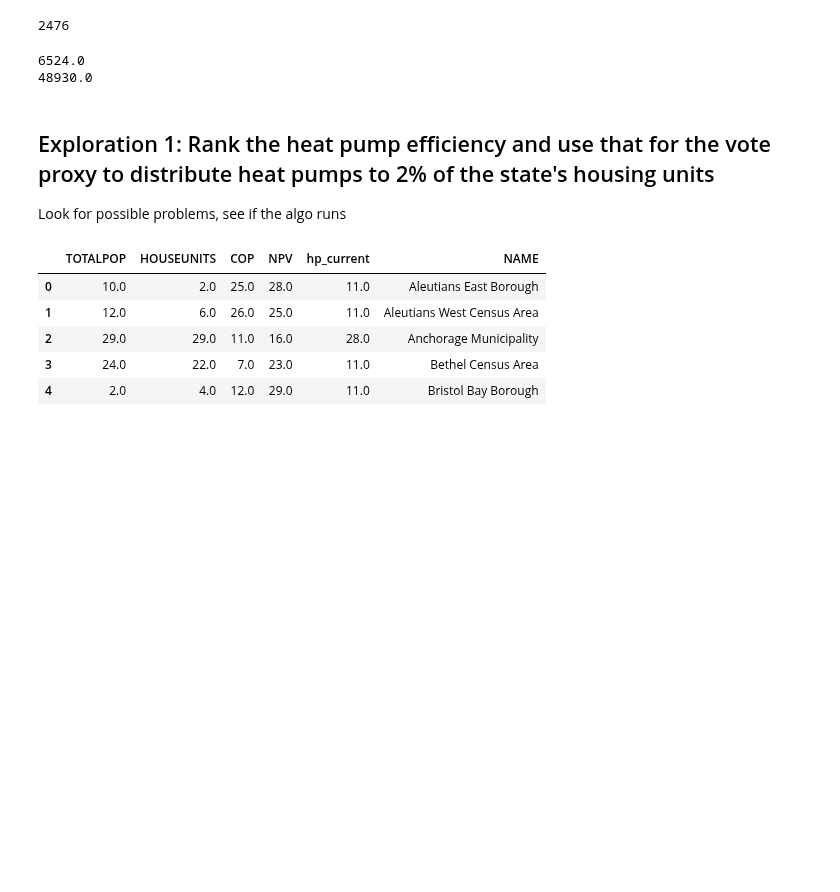
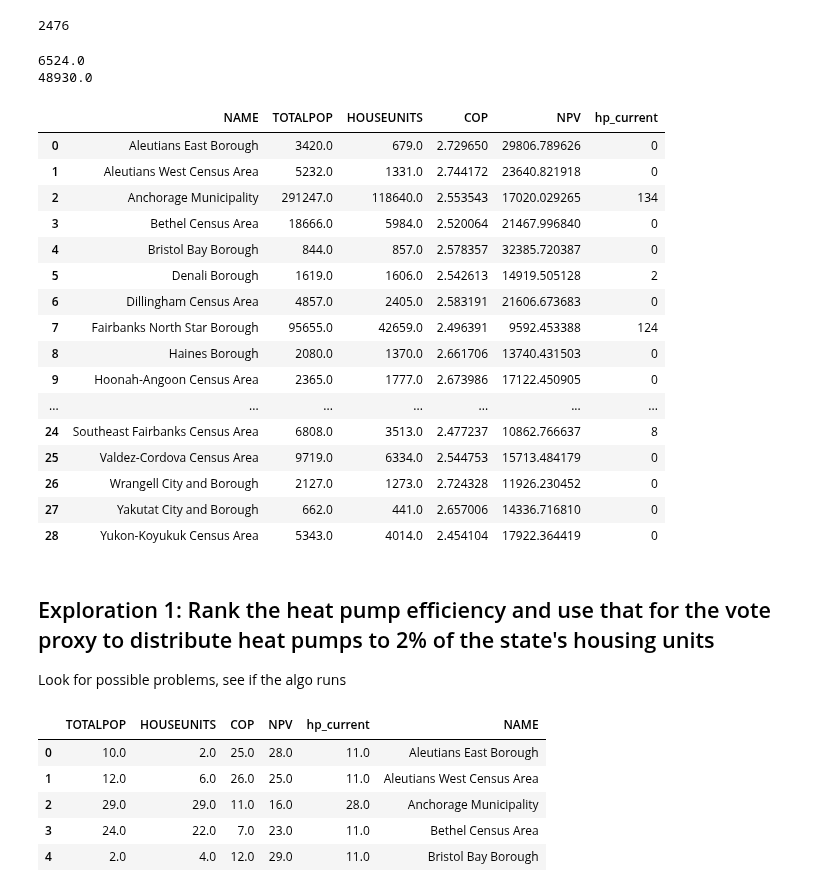
Before and after one commit to uwescience/DSSG2023-Heating-Loads, a Jupyter notebook: Code/exploreDistributionOfHP.ipynb, the cells around one changed output. Saved outputs shown, nothing was run; the diff lists cells and outputs as text; code cells hidden in the pictures; blank space fills up the shorter version.

```diff
--- a/Code/explore-distribution-of-hp.ipynb
+++ b/Code/exploreDistributionOfHP.ipynb
@@ -124,6 +124,26 @@ hp_15p_additional_needed = hp_15_percent_goal - current_hp
 # %% [output]
 6524.0
 48930.0
+# %%
+df
+# %% [output]
+|  | NAME | TOTALPOP | HOUSEUNITS | COP | NPV | hp_current |
+| 0 | Aleutians East Borough | 3420.0 | 679.0 | 2.729650 | 29806.789626 | 0 |
+| 1 | Aleutians West Census Area | 5232.0 | 1331.0 | 2.744172 | 23640.821918 | 0 |
+| 2 | Anchorage Municipality | 291247.0 | 118640.0 | 2.553543 | 17020.029265 | 134 |
+| 3 | Bethel Census Area | 18666.0 | 5984.0 | 2.520064 | 21467.996840 | 0 |
+| 4 | Bristol Bay Borough | 844.0 | 857.0 | 2.578357 | 32385.720387 | 0 |
+| 5 | Denali Borough | 1619.0 | 1606.0 | 2.542613 | 14919.505128 | 2 |
+| 6 | Dillingham Census Area | 4857.0 | 2405.0 | 2.583191 | 21606.673683 | 0 |
+| 7 | Fairbanks North Star Borough | 95655.0 | 42659.0 | 2.496391 | 9592.453388 | 124 |
+| 8 | Haines Borough | 2080.0 | 1370.0 | 2.661706 | 13740.431503 | 0 |
+| 9 | Hoonah-Angoon Census Area | 2365.0 | 1777.0 | 2.673986 | 17122.450905 | 0 |
+| ... | ... | ... | ... | ... | ... | ... |
+| 24 | Southeast Fairbanks Census Area | 6808.0 | 3513.0 | 2.477237 | 10862.766637 | 8 |
+| 25 | Valdez-Cordova Census Area | 9719.0 | 6334.0 | 2.544753 | 15713.484179 | 0 |
+| 26 | Wrangell City and Borough | 2127.0 | 1273.0 | 2.724328 | 11926.230452 | 0 |
+| 27 | Yakutat City and Borough | 662.0 | 441.0 | 2.657006 | 14336.716810 | 0 |
+| 28 | Yukon-Koyukuk Census Area | 5343.0 | 4014.0 | 2.454104 | 17922.364419 | 0 |
 # %% [markdown]
 ## Exploration 1: Rank the heat pump efficiency and use that for the vote proxy to distribute heat pumps to 2% of the state's housing units
 
```
Also changed, not shown: 6 other files.
